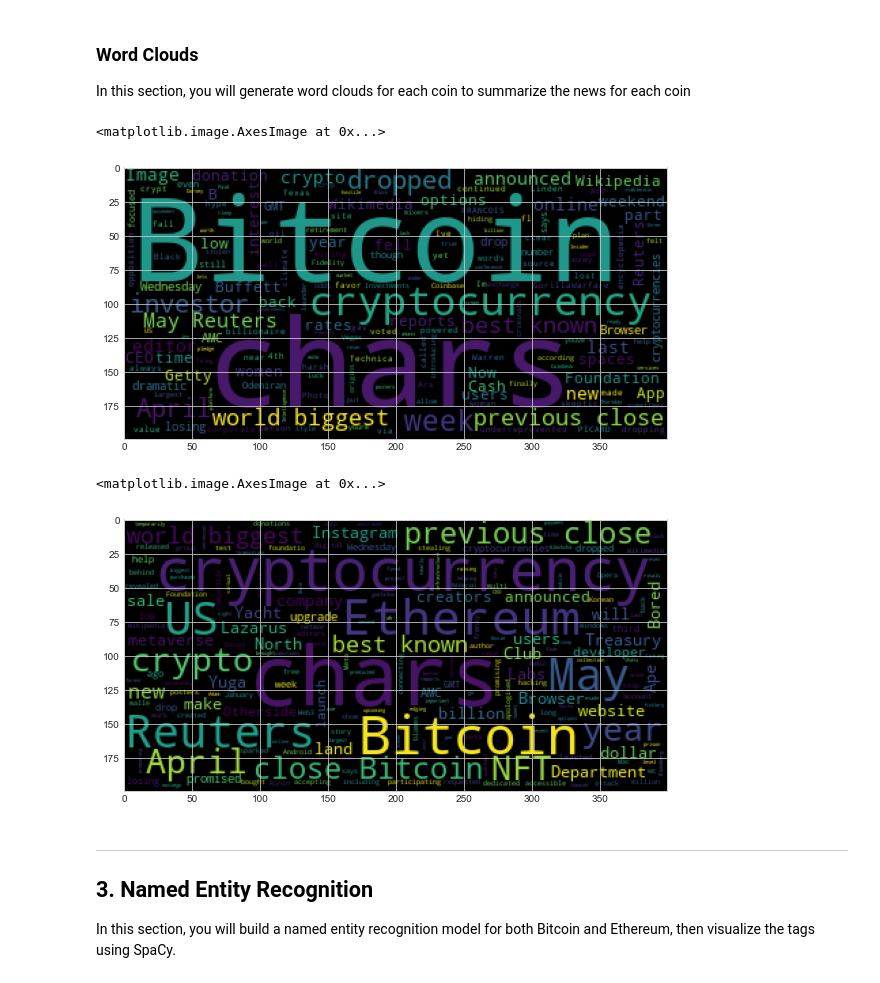
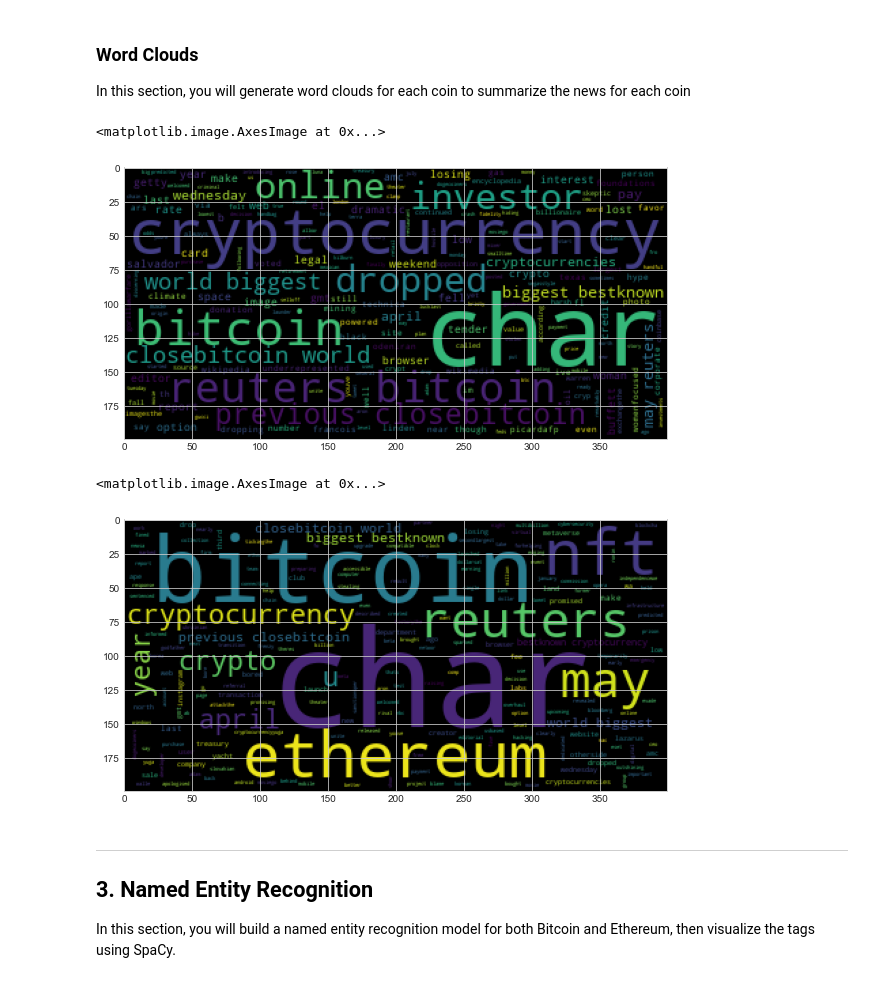
Before and after one commit to SamRoberts995/NaturalLanguageProcessing, a Jupyter notebook: Starter_Code/crypto_sentiment.ipynb, the cells around one changed output. Saved outputs shown, nothing was run; the diff lists cells and outputs as text; code cells hidden in the pictures.

```diff
--- a/Starter_Code/crypto_sentiment.ipynb
+++ b/Starter_Code/crypto_sentiment.ipynb
@@ -262,6 +261,7 @@ sw = set(stopwords.words('english'))
 
 
 # Expand the default stopwords list if necessary
+sw_addons = {'said', 'sent', 'found', 'including', 'today', 'announced', 'week', 'basically', 'also', 'ha'}
 # %%
 # Complete the tokenizer function
 def tokenizer(doc):
@@ -278,7 +278,7 @@ def tokenizer(doc):
     lem = [lemmatizer.lemmatize(word) for word in words]
 
     # Convert the words to lowercase
-    tokens = [word.lower() for word in lem if word.lower() not in sw]
+    tokens = [word.lower() for word in lem if word.lower() not in sw.union(sw_addons)]
 
     # Remove the stop words
 
@@ -308,5 +297,5 @@ processed_btc
 # %%
 # Create a new tokens column for Ethereum
-processed_eth = tokenizer(eth_en_df)
-processed_eth
+eth_news_en_df['tokens'] = eth_news_en_df['text'].apply(word_tokenize)
+eth_news_en_df.head()
 # %% [output]
@@ -384,5 +380,7 @@ top10_btc
 # %%
 # Use token_count to get the top 10 words for Ethereum
-top10_eth = token_count(bigram_counts_eth, N=10)
-top10_eth
+top10_eth = ' '.join(eth_news_en_df.text)
+processed_eth = tokenizer(top10_eth)
+
+token_count(processed_eth)
 # %% [output]
@@ -410,20 +408,20 @@ import matplotlib as mpl
 mpl.rcParams['figure.figsize'] = [10, 5]
 # %%
 # Generate the Bitcoin word cloud
-btc_text = ' '.join(btc_news_en_df.text)
+btc_text = ' '.join(processed_btc)
 wc = WordCloud().generate(btc_text)
 plt.imshow(wc)
 # %% [output]
 <matplotlib.image.AxesImage at 0x...>
-[figure, old version]
+[figure, new version]
 # %%
 # Generate the Ethereum word cloud
-eth_text = ' '.join(eth_news_en_df.text)
+eth_text = ' '.join(processed_eth)
 wc = WordCloud().generate(eth_text)
 plt.imshow(wc)
 # %% [output]
 <matplotlib.image.AxesImage at 0x...>
-[figure, old version]
+[figure, new version]
 # %% [markdown]
 ---
 ## 3. Named Entity Recognition
```
Also changed, not shown: parts of 20 cells of this notebook.
